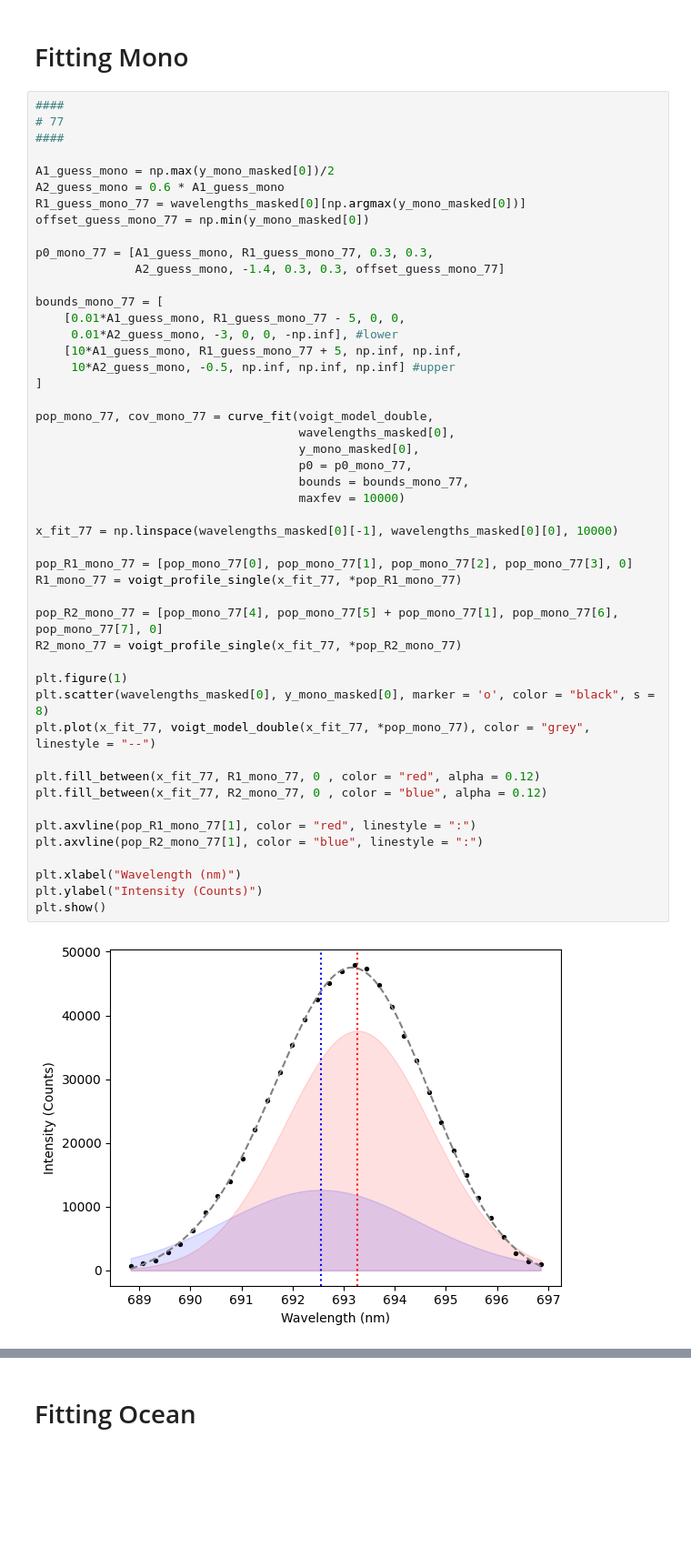
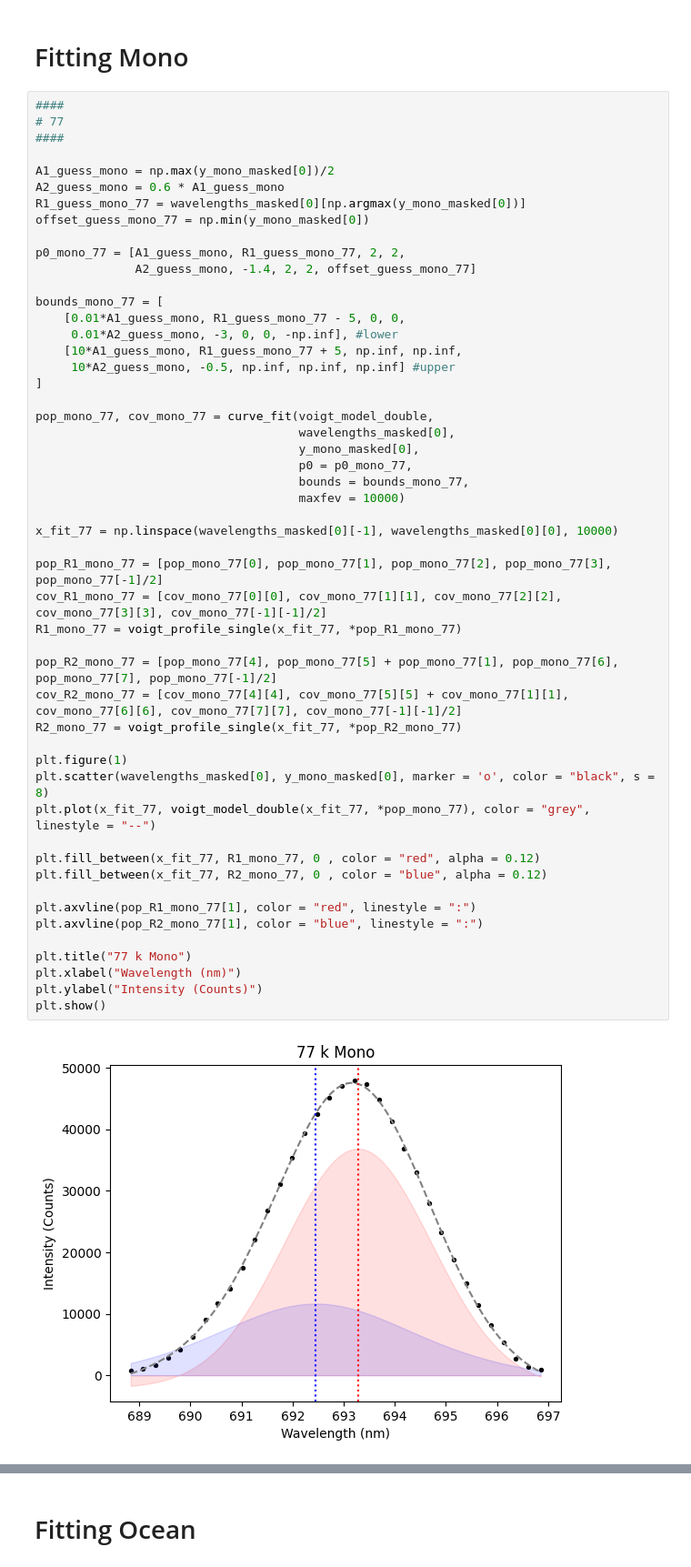
Before and after one commit to Sebastian426/Advanced-Lab-Code, a Jupyter notebook: Main_Results_Plots/Careful_Fits_Results_Table.ipynb, the cells around one changed output, grey strips where cells are left out. Shown at 91% size. Saved outputs shown, nothing was run; the diff lists cells and outputs as text; blank space fills up the shorter version.

```diff
--- a/Main_Results_Plots/Careful_Fits_Results_Table.ipynb
+++ b/Main_Results_Plots/Careful_Fits_Results_Table.ipynb
@@ -232,8 +227,8 @@ A2_guess_mono = 0.6 * A1_guess_mono
 R1_guess_mono_77 = wavelengths_masked[0][np.argmax(y_mono_masked[0])]
 offset_guess_mono_77 = np.min(y_mono_masked[0])
 
-p0_mono_77 = [A1_guess_mono, R1_guess_mono_77, 0.3, 0.3,
-              A2_guess_mono, -1.4, 0.3, 0.3, offset_guess_mono_77]
+p0_mono_77 = [A1_guess_mono, R1_guess_mono_77, 2, 2,
+              A2_guess_mono, -1.4, 2, 2, offset_guess_mono_77]
 
 bounds_mono_77 = [
     [0.01*A1_guess_mono, R1_guess_mono_77 - 5, 0, 0,
@@ -242,36 +237,39 @@ bounds_mono_77 = [
      10*A2_guess_mono, -0.5, np.inf, np.inf, np.inf] #upper
 ]
 
 pop_mono_77, cov_mono_77 = curve_fit(voigt_model_double,
                                      wavelengths_masked[0],
                                      y_mono_masked[0],
                                      p0 = p0_mono_77,
                                      bounds = bounds_mono_77,
                                      maxfev = 10000)
 
 x_fit_77 = np.linspace(wavelengths_masked[0][-1], wavelengths_masked[0][0], 10000)
 
-pop_R1_mono_77 = [pop_mono_77[0], pop_mono_77[1], pop_mono_77[2], pop_mono_77[3], 0]
+pop_R1_mono_77 = [pop_mono_77[0], pop_mono_77[1], pop_mono_77[2], pop_mono_77[3], pop_mono_77[-1]/2]
+cov_R1_mono_77 = [cov_mono_77[0][0], cov_mono_77[1][1], cov_mono_77[2][2], cov_mono_77[3][3], cov_mono_77[-1][-1]/2]
 R1_mono_77 = voigt_profile_single(x_fit_77, *pop_R1_mono_77)
 
-pop_R2_mono_77 = [pop_mono_77[4], pop_mono_77[5] + pop_mono_77[1], pop_mono_77[6], pop_mono_77[7], 0]
+pop_R2_mono_77 = [pop_mono_77[4], pop_mono_77[5] + pop_mono_77[1], pop_mono_77[6], pop_mono_77[7], pop_mono_77[-1]/2]
+cov_R2_mono_77 = [cov_mono_77[4][4], cov_mono_77[5][5] + cov_mono_77[1][1], cov_mono_77[6][6], cov_mono_77[7][7], cov_mono_77[-1][-1]/2]
 R2_mono_77 = voigt_profile_single(x_fit_77, *pop_R2_mono_77)
 
 plt.figure(1)
 plt.scatter(wavelengths_masked[0], y_mono_masked[0], marker = 'o', color = "black", s = 8)
 plt.plot(x_fit_77, voigt_model_double(x_fit_77, *pop_mono_77), color = "grey", linestyle = "--")
 
 plt.fill_between(x_fit_77, R1_mono_77, 0 , color = "red", alpha = 0.12)
 plt.fill_between(x_fit_77, R2_mono_77, 0 , color = "blue", alpha = 0.12)
 
 plt.axvline(pop_R1_mono_77[1], color = "red", linestyle = ":")
 plt.axvline(pop_R2_mono_77[1], color = "blue", linestyle = ":")
 
+plt.title("77 k Mono")
 plt.xlabel("Wavelength (nm)")
 plt.ylabel("Intensity (Counts)")
 plt.show()
 # %% [output]
-[figure, old version]
+[figure, new version]
 # %%
 ####
 # 147
```
Also changed, not shown: parts of 17 cells of this notebook, 1 other file.
